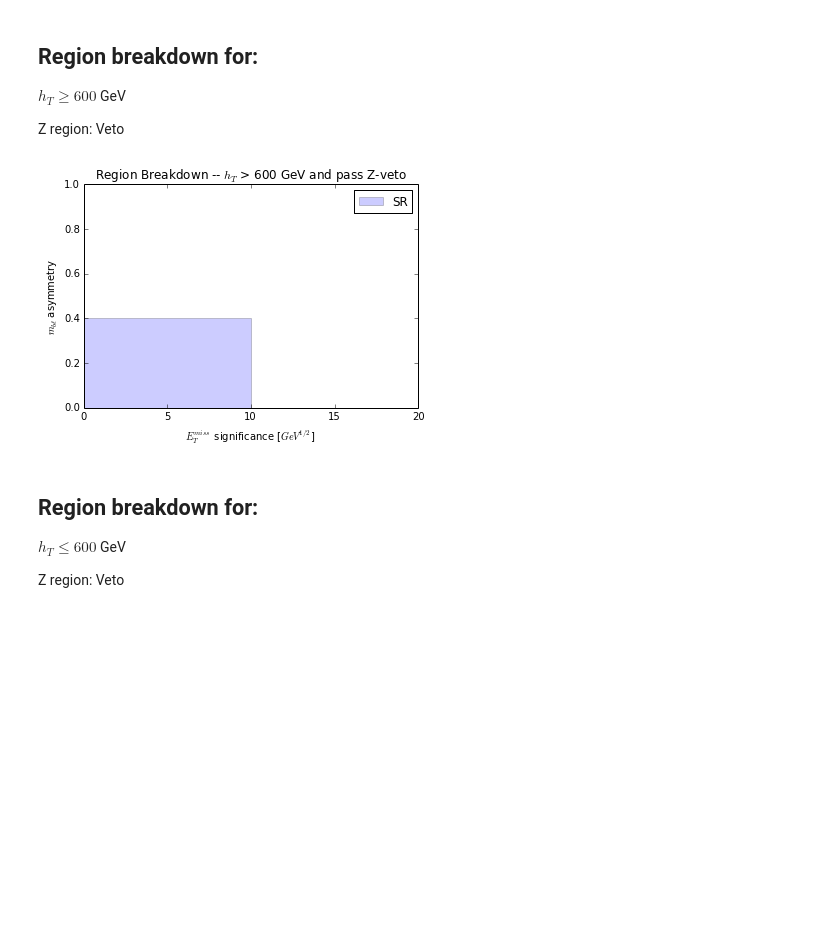
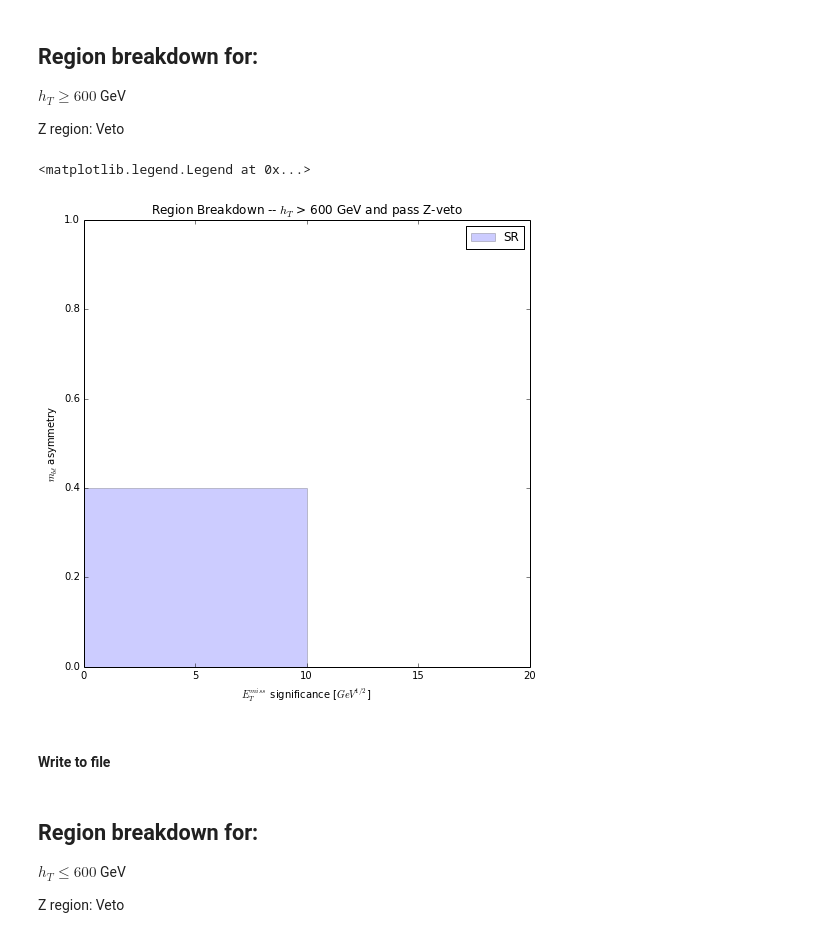
Before and after one commit to bdjackson/BMinusLSmallStudies, a Jupyter notebook: RegionPlots/DrawRegions.ipynb, the cells around one changed output. Saved outputs shown, nothing was run; the diff lists cells and outputs as text; code cells hidden in the pictures; blank space fills up the shorter version.

```diff
--- a/RegionPlots/DrawRegions.ipynb
+++ b/RegionPlots/DrawRegions.ipynb
@@ -166,16 +172,19 @@ $h_T \ge 600$ GeV
 
 Z region: Veto
 # %%
+fig = plt.figure(figsize=(8, 8))
 plt.axis([met_sig_min, met_sig_max, mbl_asym_min, mbl_asym_max])
 
 plt.title('Region Breakdown -- $h_{T}$ > 600 GeV and pass Z-veto')
 plt.xlabel('$E_{T}^{miss}$ significance [$GeV^{1/2}$]')
 plt.ylabel('$m_{b\ell}$ asymmetry')
 
 sr_region = plt.Polygon(sr_points, fill='b', alpha=0.2, label = 'SR')
 plt.gca().add_patch(sr_region)
 
 plt.legend(loc='upper right')
-plt.savefig('regions__ht_ge_600__z_veto.png')
 # %% [output]
+<matplotlib.legend.Legend at 0x...>
-[figure, old version]
+[figure, new version]
+# %% [markdown]
+#### Write to file
```
Also changed, not shown: parts of 12 cells of this notebook, 2 other files.
